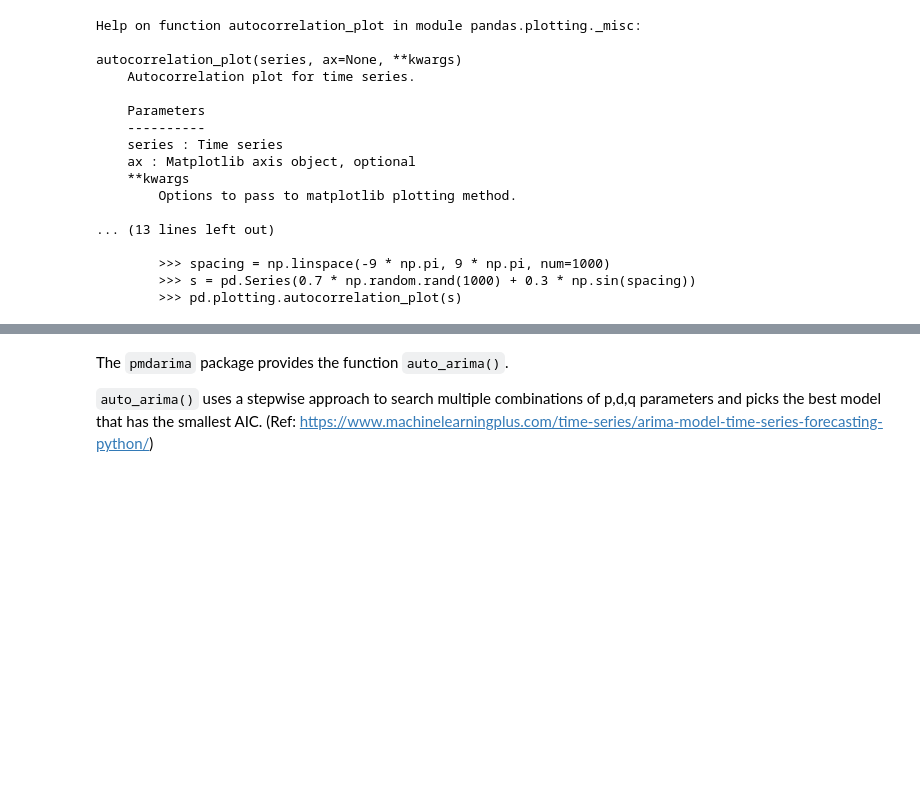
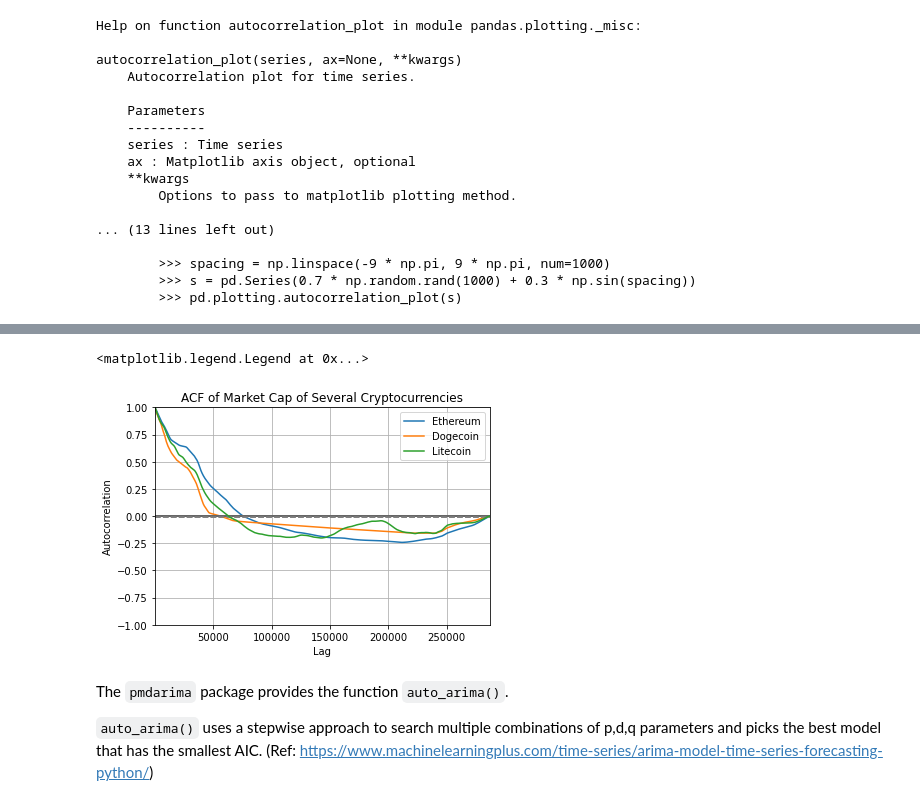
Before and after one commit to verybighub/CS5488_Project, a Jupyter notebook: notebook.ipynb, the cells around one changed output, grey strips where cells are left out. Drawn from its saved outputs; the diff is of its cells as text; code cells hidden in the pictures; blank space fills up the shorter version.

```diff
--- a/notebook.ipynb
+++ b/notebook.ipynb
@@ -206,3 +209,34 @@ plt.legend()
+# %%
+import matplotlib.pyplot as plt
+from pandas.plotting import autocorrelation_plot
+
+index = 'Market Cap'
+
+eth = df[df['Currency']=='Ethereum']
+autocorrelation_plot(eth[index], label='Ethereum')
+
+vec = df[df['Currency']=='Dogecoin']
+autocorrelation_plot(vec[index], label='Dogecoin')
+
+btc = df[df['Currency']=='Litecoin']
+autocorrelation_plot(btc[index], label='Litecoin')
+
+# xrp = df[df['Currency']=='XRP']
+# autocorrelation_plot(xrp[index], label='XRP')
+
+# sol = df[df['Currency']=='Solana']
+# autocorrelation_plot(sol[index], label='Solana')
+
+# ico = df[df['Currency']=='Internet Computer']
+# autocorrelation_plot(ico[index], 'k-', label='Internet Computer')
+
+plt.title(f'ACF of {index} of Several Cryptocurrencies')
+# plt.xticks(rotation=45)
+# plt.yscale('log')
+plt.legend()
+# %% [output]
+<matplotlib.legend.Legend at 0x...>
+[figure, added]
 # %% [markdown]
 The `pmdarima` package provides the function `auto_arima()`.
 
```
Also changed, not shown: parts of 4 cells of this notebook.
